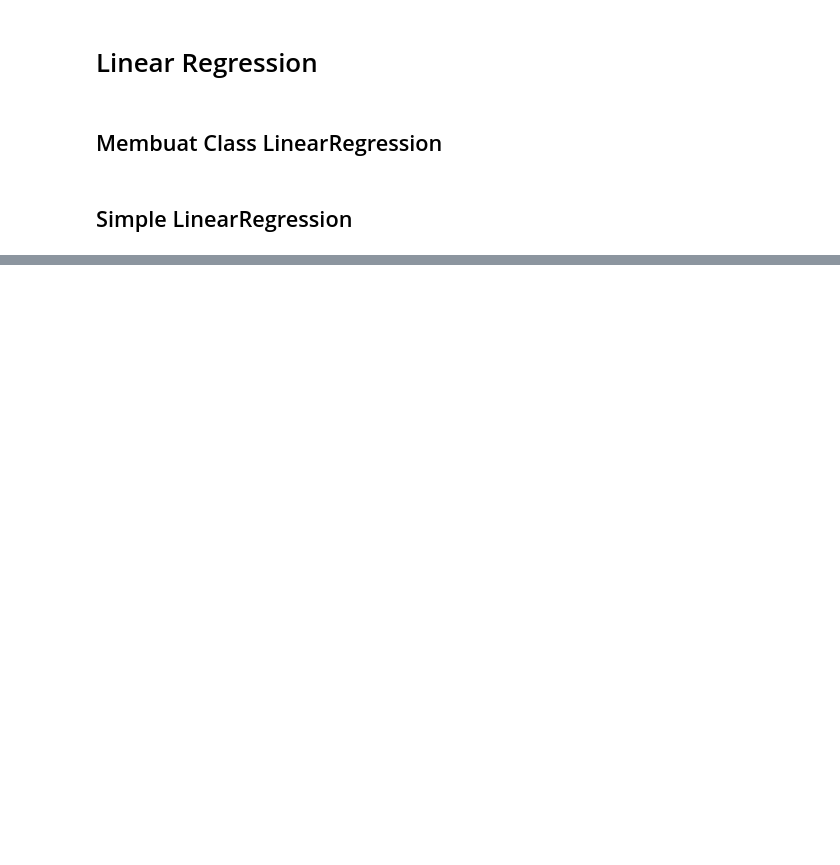
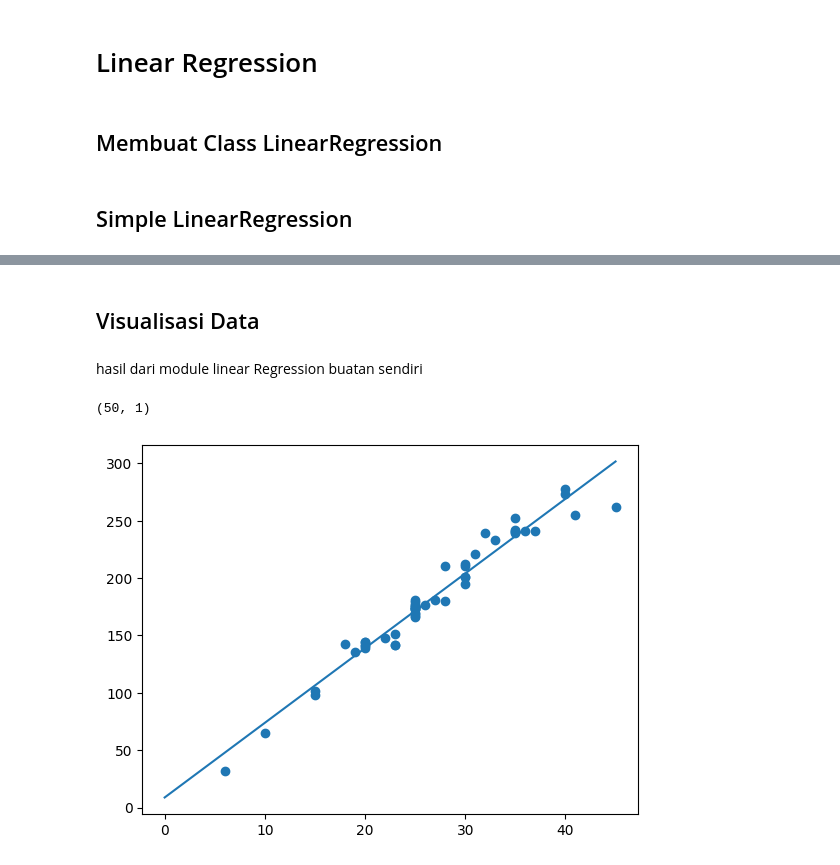
Before and after one commit to sopyansyauri/Linear_Regresion, a Jupyter notebook: LR.ipynb, the cells around one changed output, grey strips where cells are left out. Saved outputs shown, nothing was run; the diff lists cells and outputs as text; code cells hidden in the pictures; blank space fills up the shorter version.

Commit message:
memperbaiki module Liniear Regression

```diff
--- a/LR.ipynb
+++ b/LR.ipynb
@@ -114,0 +116,15 @@ prediksi: [[203.49397984]
+# %% [markdown]
+## Visualisasi Data
+# %% [markdown]
+hasil dari module linear Regression buatan sendiri
+# %%
+Xtest = np.linspace(0, 45)
+Xtest = np.array(Xtest).reshape(len(Xtest), 1)
+prediksi1 = model.predict(Xtest)
+print(Xtest.shape)
+plt.scatter(X_train, y_train)
+plt.plot(Xtest, prediksi1)
+plt.show()
+# %% [output]
+(50, 1)
+[figure, added]
```
Also changed, not shown: parts of 4 cells of this notebook, 1 other file.
